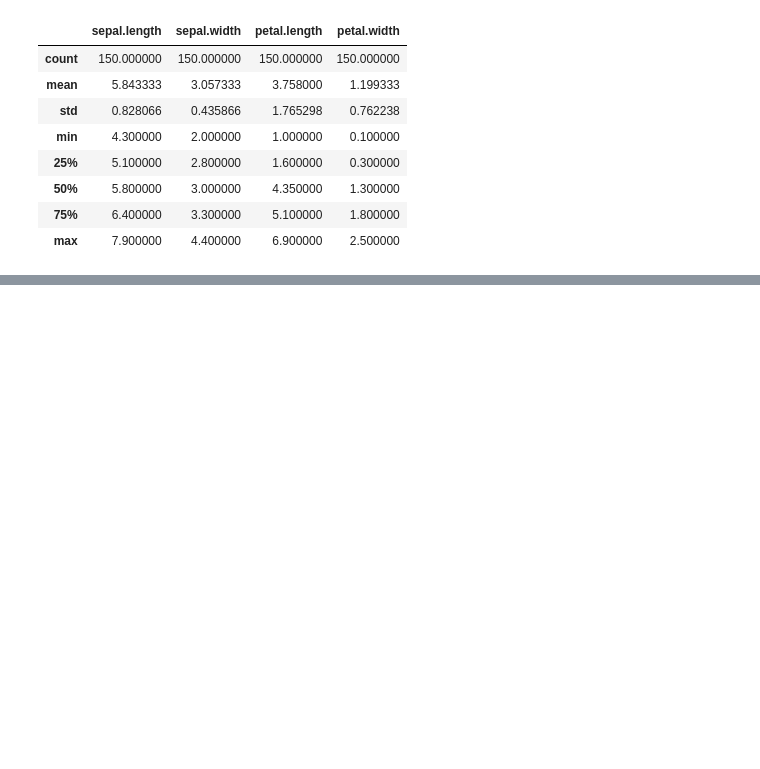
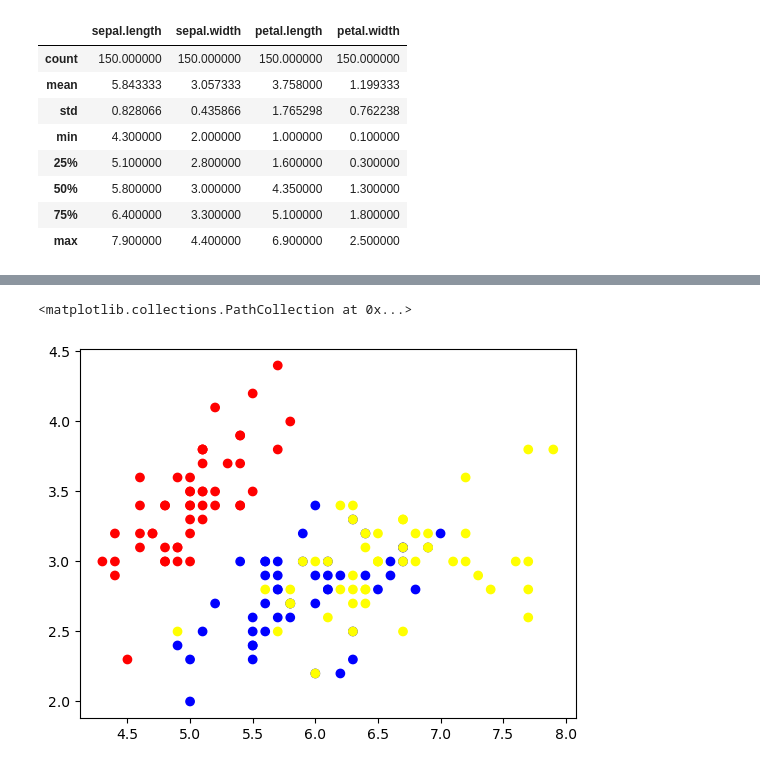
Before and after one commit to Mampah/Artificial-Intelligence, a Jupyter notebook: Ai Group work.ipynb, the cells around one changed output, grey strips where cells are left out. Saved outputs shown, nothing was run; the diff lists cells and outputs as text; code cells hidden in the pictures; blank space fills up the shorter version.

```diff
--- a/Ai Group work.ipynb
+++ b/Ai Group work.ipynb
@@ -39,3 +39,7 @@ df.describe()
 | 50% | 5.800000 | 3.000000 | 4.350000 | 1.300000 |
 | 75% | 6.400000 | 3.300000 | 5.100000 | 1.800000 |
 | max | 7.900000 | 4.400000 | 6.900000 | 2.500000 |
+# %%
+df = pd.DataFrame(df)
+# %%
+df.insert(2, "sepal.length * sepal.width", df["sepal.length"] * df["sepal.width"], True)
@@ -41,0 +59,10 @@ df.describe()
+# %%
+species_colors = df["variety"]
+for i in range(150):
+    if species_colors[i] == "Setosa":
+        species_colors[i] = "red"
+    elif species_colors[i] == "Versicolor":
+        species_colors[i] = "blue"
+    elif species_colors[i] == "Virginica":
+        species_colors[i] = "yellow"
+print(species_colors)
@@ -41,0 +82,7 @@ df.describe()
+# %%
+colors=np.array(species_colors)
+# %%
+plt.scatter(df["sepal.length"], df["sepal.width"], c=colors)
+# %% [output]
+<matplotlib.collections.PathCollection at 0x...>
+[figure, added]
```
Also changed, not shown: parts of 6 cells of this notebook.
